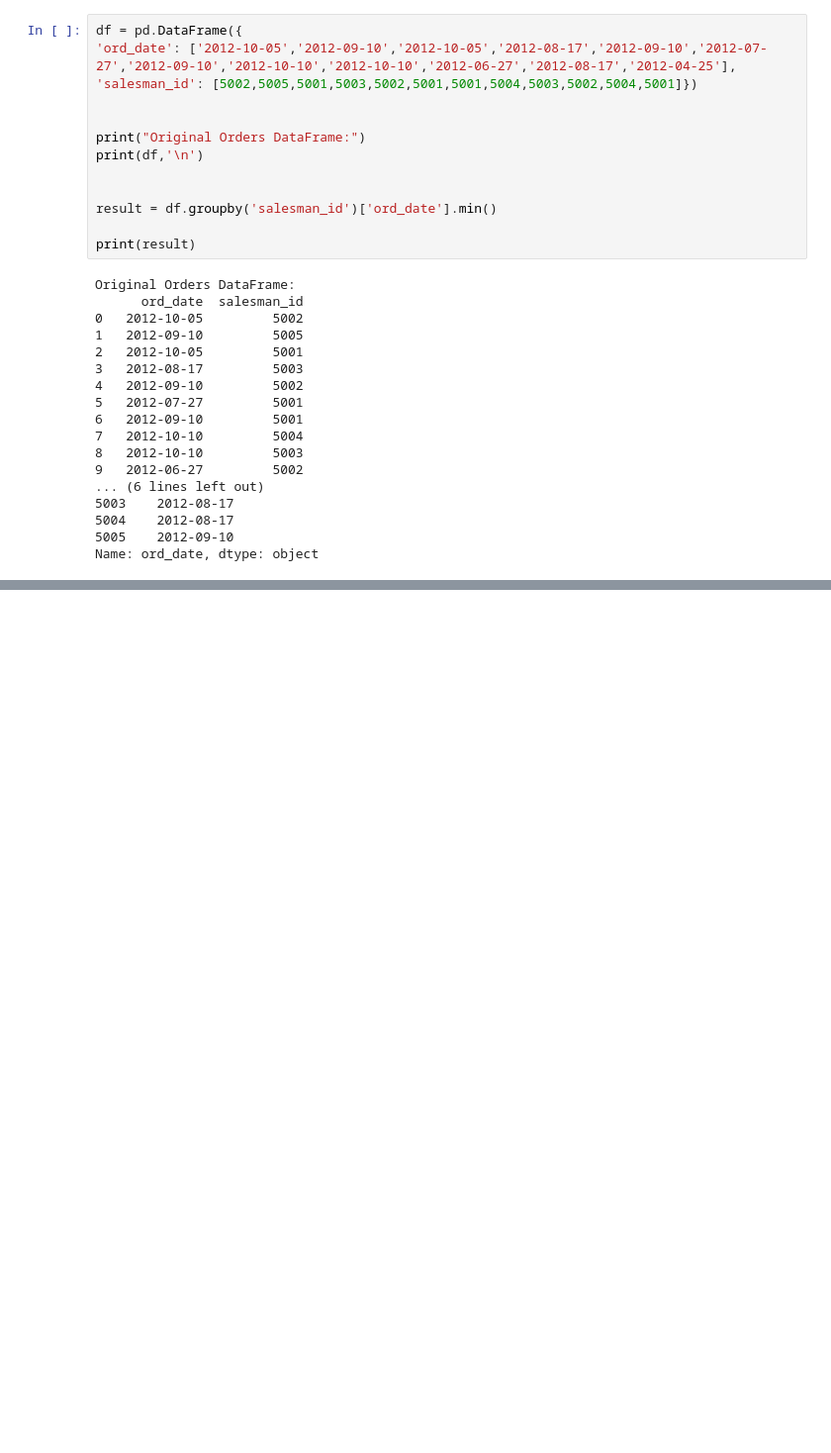
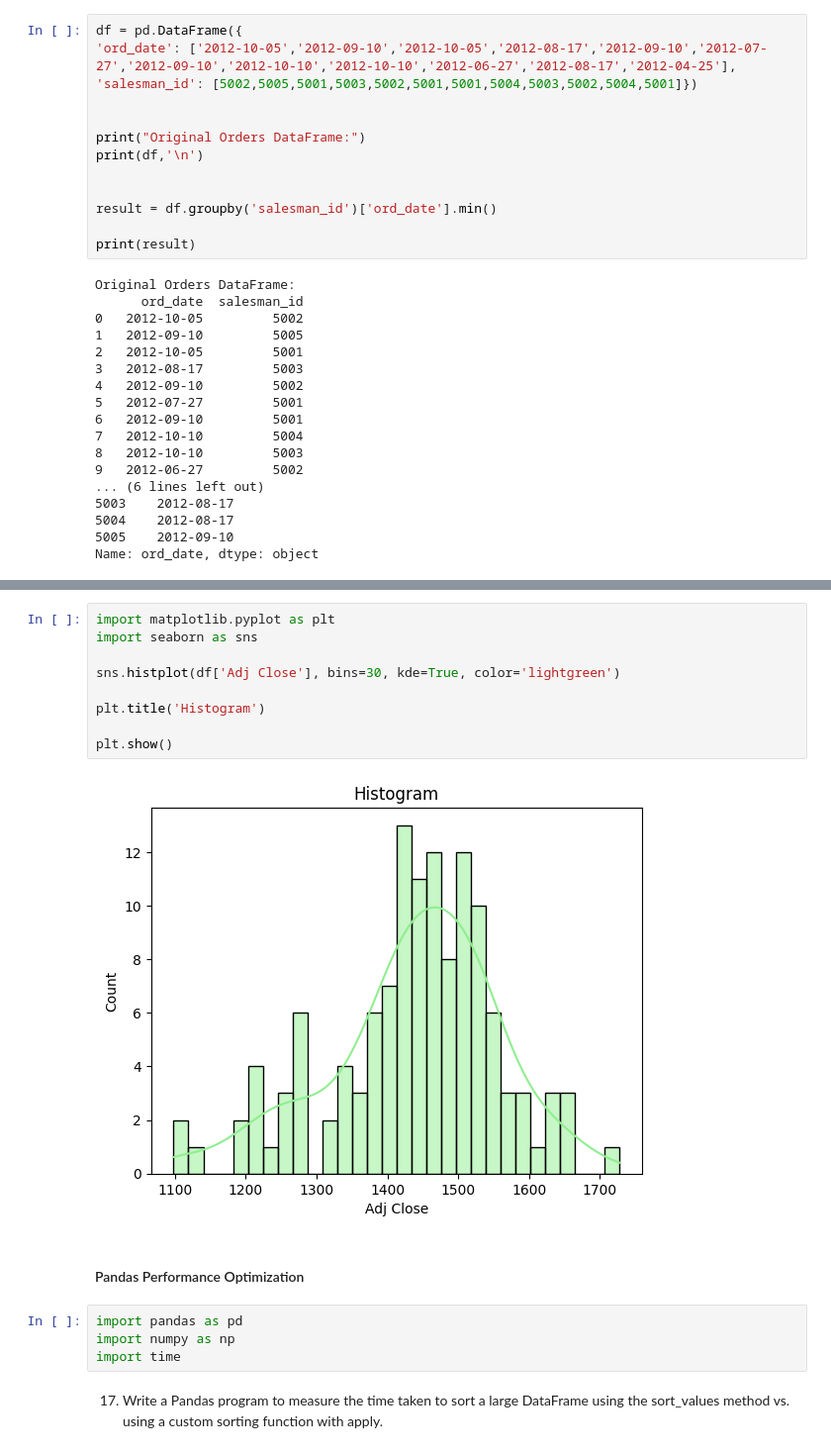
Before and after one commit to meetkothari-crest/Python-BootCamp, a Jupyter notebook: W3resource Exercise/23_Python Pandas.ipynb, the cells around one changed output, grey strips where cells are left out. Shown: that part at 99% size. Saved outputs shown, nothing was run; the diff lists cells and outputs as text; blank space fills up the shorter version.

```diff
--- a/W3resource Exercise/23_Python Pandas.ipynb
+++ b/W3resource Exercise/23_Python Pandas.ipynb
@@ -323,0 +992,19 @@ Name: ord_date, dtype: object
+# %%
+import matplotlib.pyplot as plt
+import seaborn as sns
+
+sns.histplot(df['Adj Close'], bins=30, kde=True, color='lightgreen')
+
+plt.title('Histogram')
+
+plt.show()
+# %% [output]
+[figure, added]
+# %% [markdown]
+#### Pandas Performance Optimization
+# %%
+import pandas as pd
+import numpy as np
+import time
+# %% [markdown]
+17. Write a Pandas program to measure the time taken to sort a large DataFrame using the sort_values method vs. using a custom sorting function with apply.
```
Also changed, not shown: parts of 119 cells of this notebook, 3 other files.
